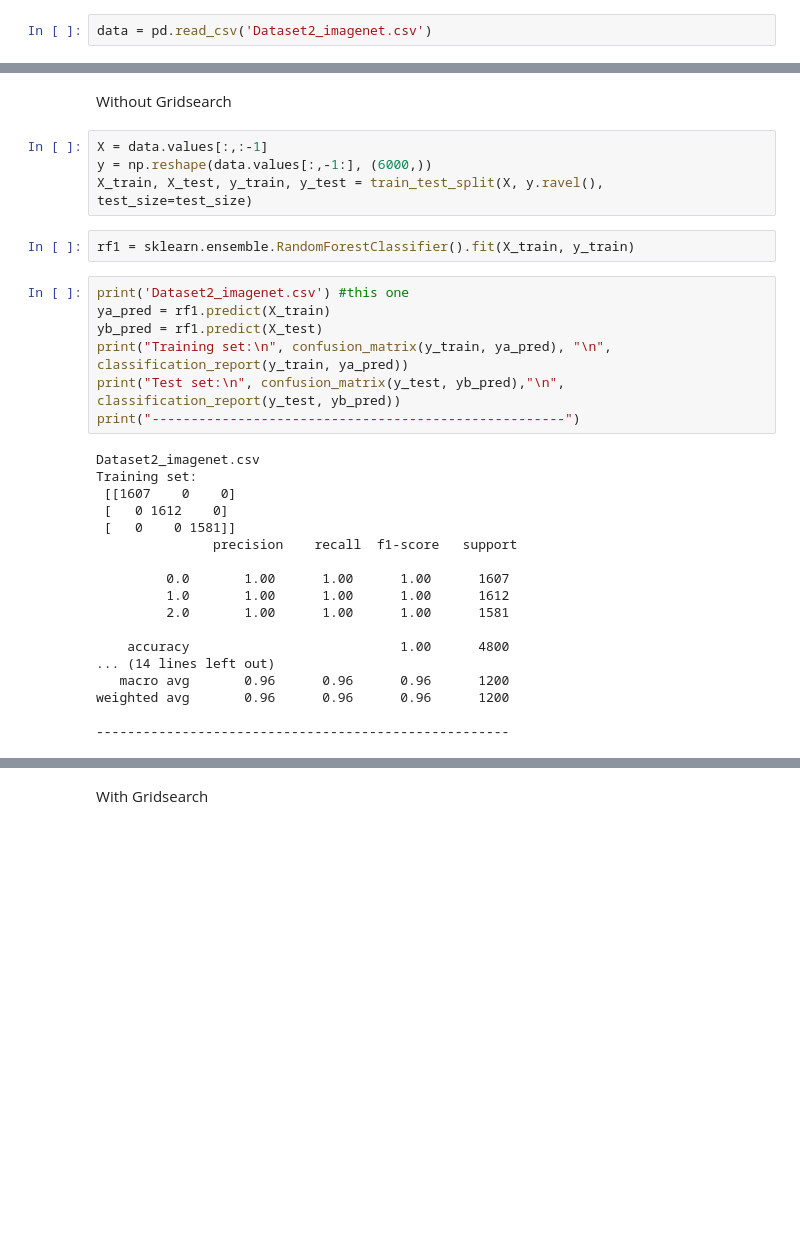
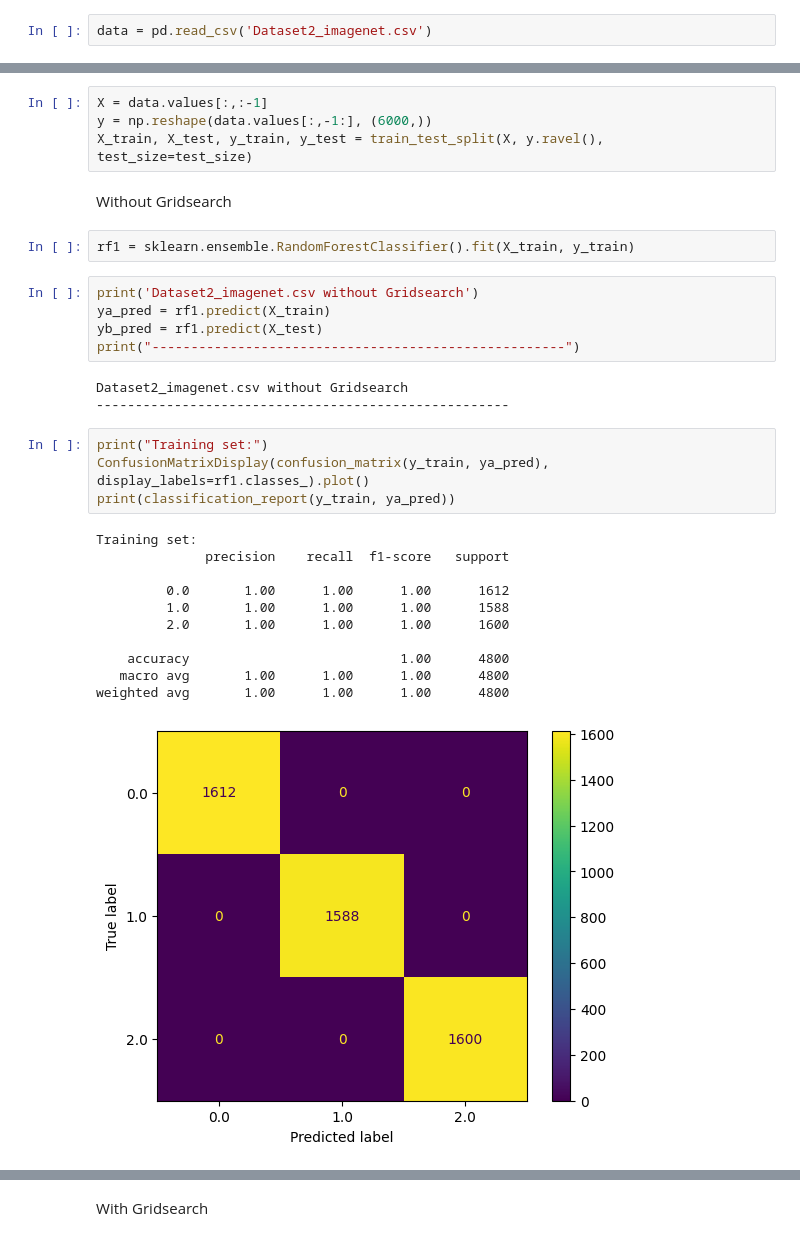
Before and after one commit to suinkangme/CV-Image-Classification-Tasks, a Jupyter notebook: Task2_RF.ipynb, the cells around one changed output, grey strips where cells are left out. Drawn from its saved outputs; the diff is of its cells as text; blank space fills up the shorter version.

Commit message:
Changed confusion matrix output and removed unnecessary content

```diff
--- a/Task2_RF.ipynb
+++ b/Task2_RF.ipynb
@@ -28,33 +28,32 @@ test_size = 0.2
+# %%
+X = data.values[:,:-1]
+y = np.reshape(data.values[:,-1:], (6000,))
+X_train, X_test, y_train, y_test = train_test_split(X, y.ravel(), test_size=test_size)
 # %% [markdown]
 Without Gridsearch
-# %%
-X = data.values[:,:-1]
-y = np.reshape(data.values[:,-1:], (6000,))
-X_train, X_test, y_train, y_test = train_test_split(X, y.ravel(), test_size=test_size)
 # %%
 rf1 = sklearn.ensemble.RandomForestClassifier().fit(X_train, y_train)
 # %%
-print('Dataset2_imagenet.csv') #this one
+print('Dataset2_imagenet.csv without Gridsearch')
 ya_pred = rf1.predict(X_train)
 yb_pred = rf1.predict(X_test)
-print("Training set:\n", confusion_matrix(y_train, ya_pred), "\n", classification_report(y_train, ya_pred))
-print("Test set:\n", confusion_matrix(y_test, yb_pred),"\n", classification_report(y_test, yb_pred))
 print("-----------------------------------------------------")
 # %% [output]
-Dataset2_imagenet.csv
-Training set:
- [[1607    0    0]
- [   0 1612    0]
- [   0    0 1581]]
-               precision    recall  f1-score   support
-
-         0.0       1.00      1.00      1.00      1607
-         1.0       1.00      1.00      1.00      1612
-         2.0       1.00      1.00      1.00      1581
-
-    accuracy                           1.00      4800
-... (14 lines left out)
-   macro avg       0.96      0.96      0.96      1200
-weighted avg       0.96      0.96      0.96      1200
-
+Dataset2_imagenet.csv without Gridsearch
 -----------------------------------------------------
+# %%
+print("Training set:")
+ConfusionMatrixDisplay(confusion_matrix(y_train, ya_pred), display_labels=rf1.classes_).plot()
+print(classification_report(y_train, ya_pred))
+# %% [output]
+Training set:
+              precision    recall  f1-score   support
+
+         0.0       1.00      1.00      1.00      1612
+         1.0       1.00      1.00      1.00      1588
+         2.0       1.00      1.00      1.00      1600
+
+    accuracy                           1.00      4800
+   macro avg       1.00      1.00      1.00      4800
+weighted avg       1.00      1.00      1.00      4800
+[figure, added]
```
Also changed, not shown: parts of 7 cells of this notebook.
